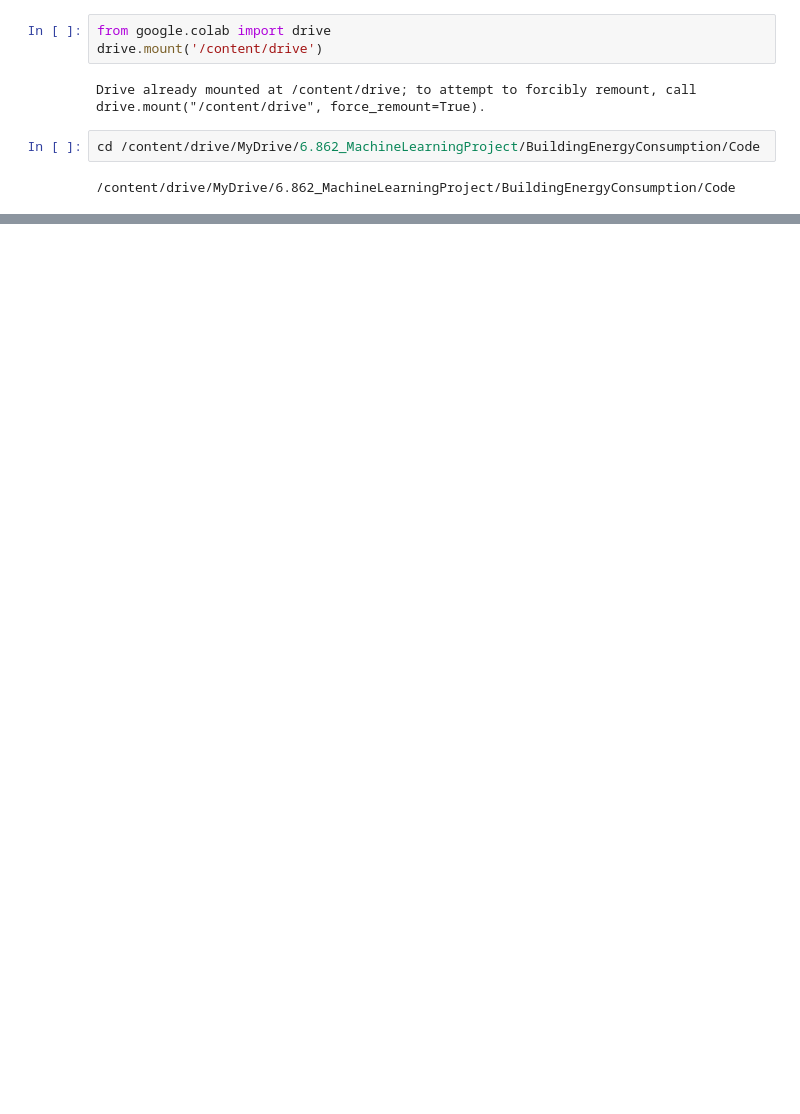
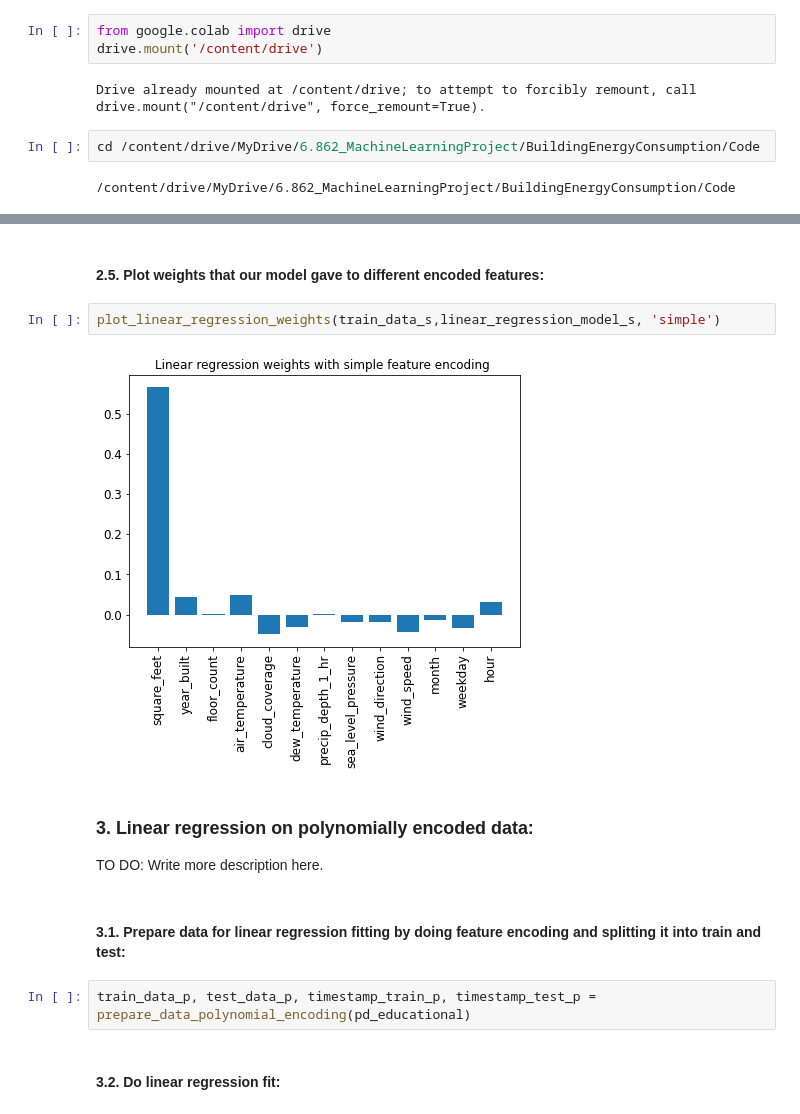
Before and after one commit to TamaraSumarac/6.862_MachineLearningProject, a Jupyter notebook: BuildingEnergyConsumption/Code/LinearRegression.ipynb, the cells around one changed output, grey strips where cells are left out. Cells and saved outputs as stored; diff of their text form; blank space fills up the shorter version.

```diff
--- a/BuildingEnergyConsumption/Code/LinearRegression.ipynb
+++ b/BuildingEnergyConsumption/Code/LinearRegression.ipynb
@@ -733,0 +100,16 @@ ValueError: ignored
+# %% [markdown]
+#### 2.5. Plot weights that our model gave to different encoded features:
+# %%
+plot_linear_regression_weights(train_data_s,linear_regression_model_s, 'simple')
+# %% [output]
+[figure, added]
+# %% [markdown]
+### 3. Linear regression on polynomially encoded data:
+
+TO DO: Write more description here.
+# %% [markdown]
+#### 3.1. Prepare data for linear regression fitting by doing feature encoding and splitting it into train and test:
+# %%
+train_data_p, test_data_p, timestamp_train_p, timestamp_test_p = prepare_data_polynomial_encoding(pd_educational)
+# %% [markdown]
+#### 3.2. Do linear regression fit:
```
Also changed, not shown: parts of 121 cells of this notebook, 5 other files.
